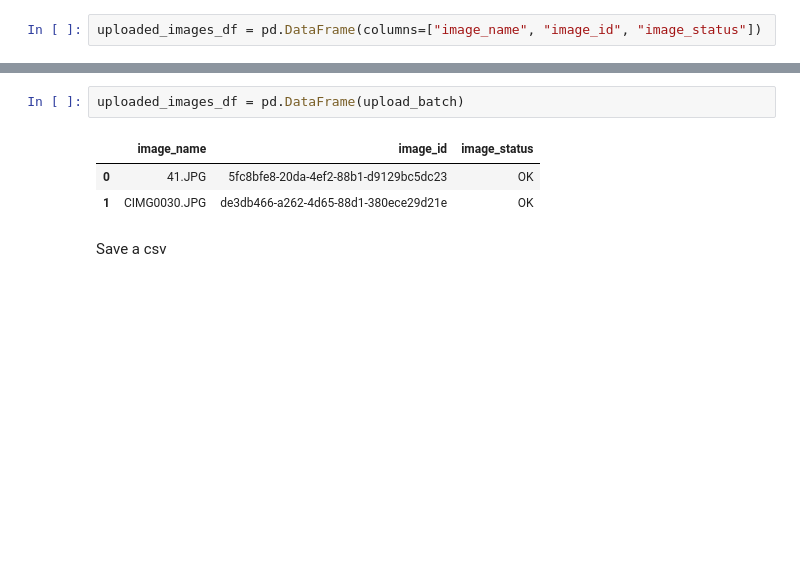
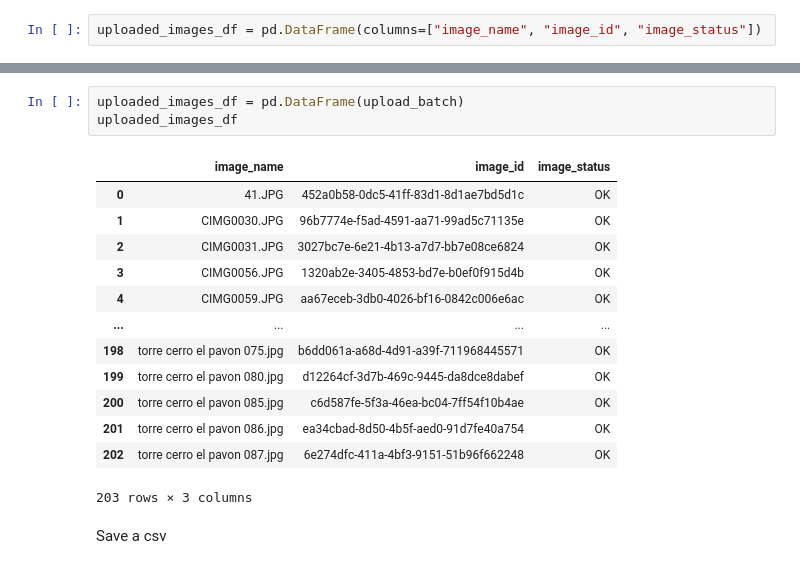
Before and after one commit to fmussari/datamatica, a Jupyter notebook: posts/object-detection-with-azure-custom-vision/ObjectDetectionWithAzureCustomVision_Part_1.ipynb, the cells around one changed output, grey strips where cells are left out. Saved outputs shown, nothing was run; the diff lists cells and outputs as text; blank space fills up the shorter version.

Commit message:
All images uploaded

```diff
--- a/posts/object-detection-with-azure-custom-vision/ObjectDetectionWithAzureCustomVision_Part_1.ipynb
+++ b/posts/object-detection-with-azure-custom-vision/ObjectDetectionWithAzureCustomVision_Part_1.ipynb
@@ -249,9 +265,20 @@ CIMG0030.JPG // de3db466-a262-4d65-88d1-380ece29d21e // OK
 # %%
 uploaded_images_df = pd.DataFrame(upload_batch)
+uploaded_images_df
 # %% [output]
 |  | image_name | image_id | image_status |
-| 0 | 41.JPG | 5fc8bfe8-20da-4ef2-88b1-d9129bc5dc23 | OK |
-| 1 | CIMG0030.JPG | de3db466-a262-4d65-88d1-380ece29d21e | OK |
+| 0 | 41.JPG | 452a0b58-0dc5-41ff-83d1-8d1ae7bd5d1c | OK |
+| 1 | CIMG0030.JPG | 96b7774e-f5ad-4591-aa71-99ad5c71135e | OK |
+| 2 | CIMG0031.JPG | 3027bc7e-6e21-4b13-a7d7-bb7e08ce6824 | OK |
+| 3 | CIMG0056.JPG | 1320ab2e-3405-4853-bd7e-b0ef0f915d4b | OK |
+| 4 | CIMG0059.JPG | aa67eceb-3db0-4026-bf16-0842c006e6ac | OK |
+| ... | ... | ... | ... |
+| 198 | torre cerro el pavon 075.jpg | b6dd061a-a68d-4d91-a39f-711968445571 | OK |
+| 199 | torre cerro el pavon 080.jpg | d12264cf-3d7b-469c-9445-da8dce8dabef | OK |
+| 200 | torre cerro el pavon 085.jpg | c6d587fe-5f3a-46ea-bc04-7ff54f10b4ae | OK |
+| 201 | torre cerro el pavon 086.jpg | ea34cbad-8d50-4b5f-aed0-91d7fe40a754 | OK |
+| 202 | torre cerro el pavon 087.jpg | 6e274dfc-411a-4bf3-9151-51b96f662248 | OK |
+203 rows × 3 columns
 # %% [markdown]
 Save a csv
 # %%
```
Also changed, not shown: parts of 7 cells of this notebook, 3 other files.
